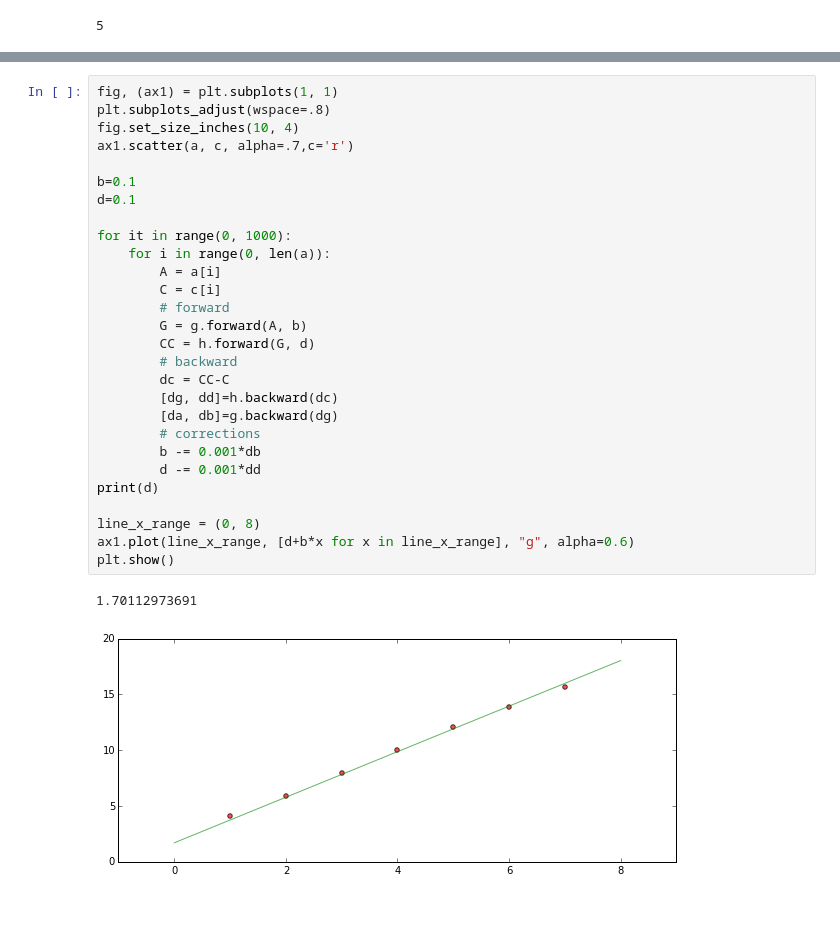
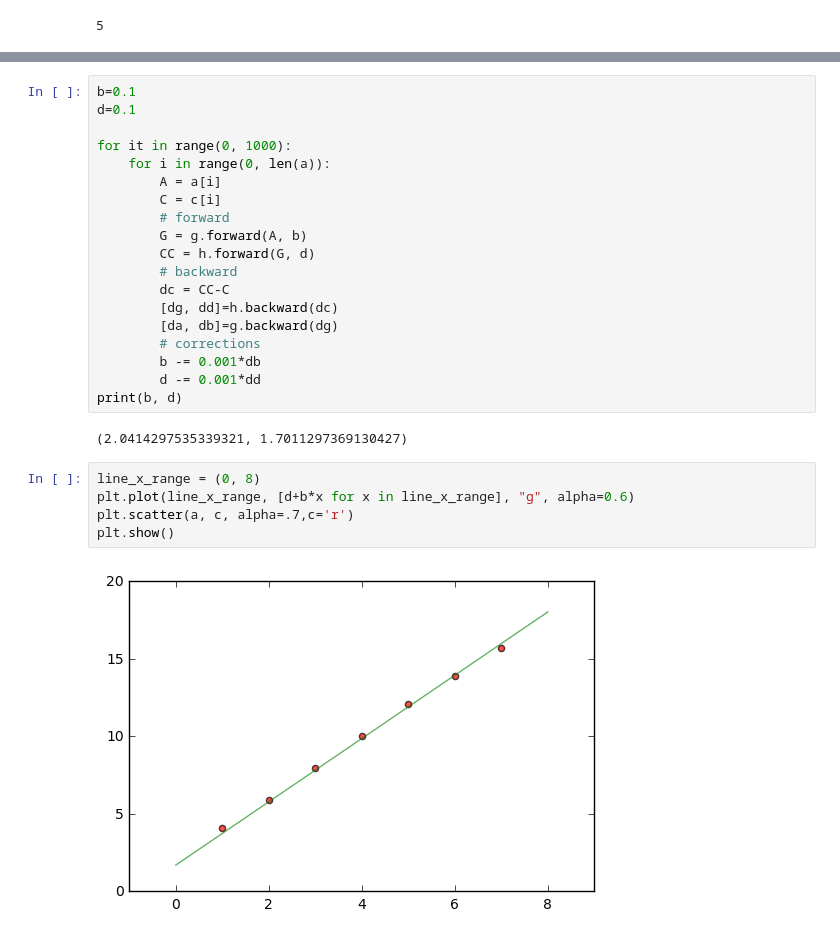
Before and after one commit to ftn-ai-lab/ori-2016-siit, a Jupyter notebook: teorija/4-neuronske mreze/Back prop algoritam.ipynb, the cells around one changed output, grey strips where cells are left out. Drawn from its saved outputs; the diff is of its cells as text; blank space fills up the shorter version.

```diff
--- a/teorija/4-neuronske mreze/Back prop algoritam.ipynb
+++ b/teorija/4-neuronske mreze/Back prop algoritam.ipynb
@@ -106,9 +114,4 @@ plt.show()
 # %%
-fig, (ax1) = plt.subplots(1, 1)
-plt.subplots_adjust(wspace=.8)
-fig.set_size_inches(10, 4)
-ax1.scatter(a, c, alpha=.7,c='r')
-
 b=0.1
 d=0.1
 
@@ -126,11 +129,13 @@ for it in range(0, 1000):
         # corrections
         b -= 0.001*db
         d -= 0.001*dd
-print(d)
-
-line_x_range = (0, 8)
-ax1.plot(line_x_range, [d+b*x for x in line_x_range], "g", alpha=0.6)
-plt.show()
+print(b, d)
 # %% [output]
-1.70112973691
+(2.0414297535339321, 1.7011297369130427)
-[figure, removed]
+# %%
+line_x_range = (0, 8)
+plt.plot(line_x_range, [d+b*x for x in line_x_range], "g", alpha=0.6)
+plt.scatter(a, c, alpha=.7,c='r')
+plt.show()
+# %% [output]
+[figure, added]
```
Also changed, not shown: parts of 4 cells of this notebook.
